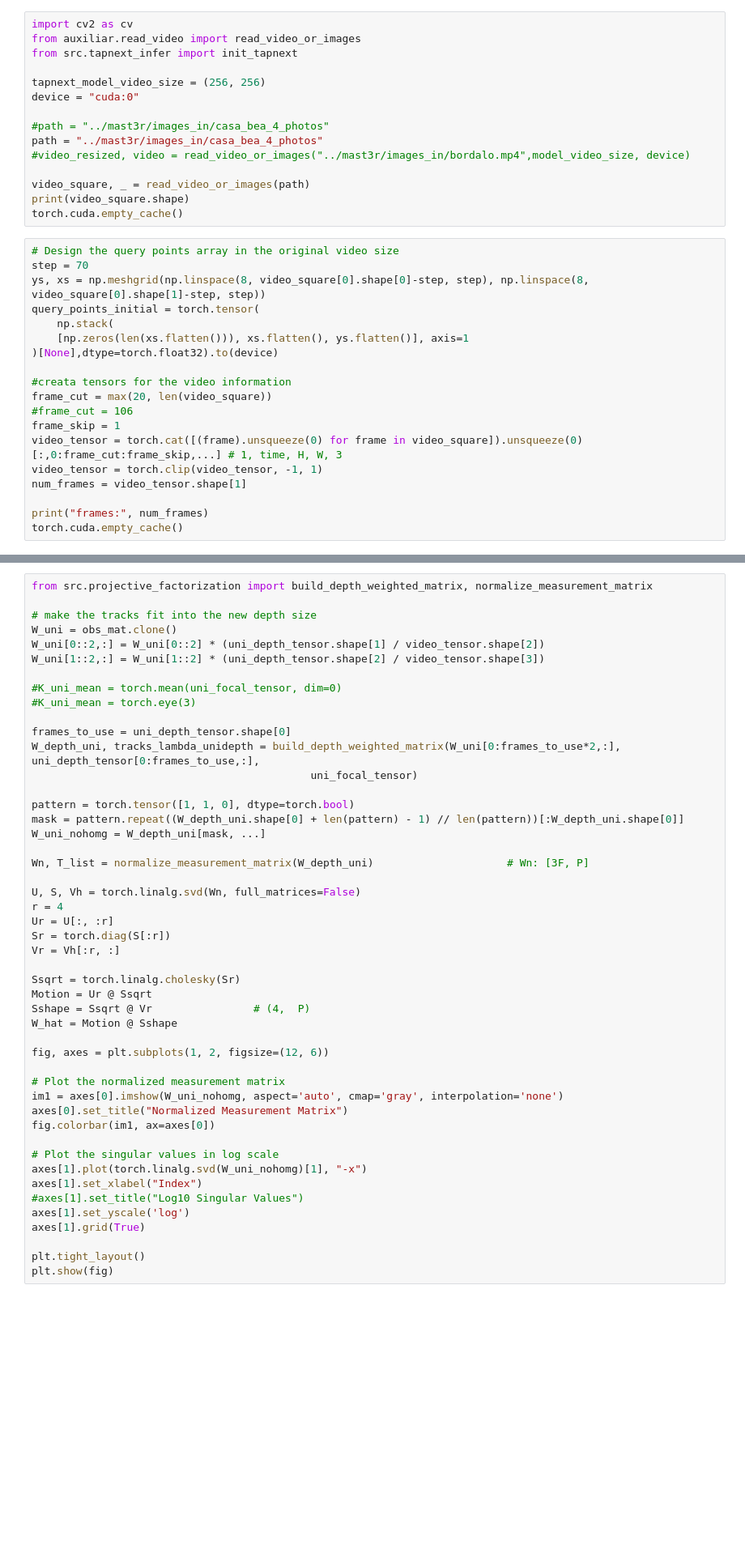
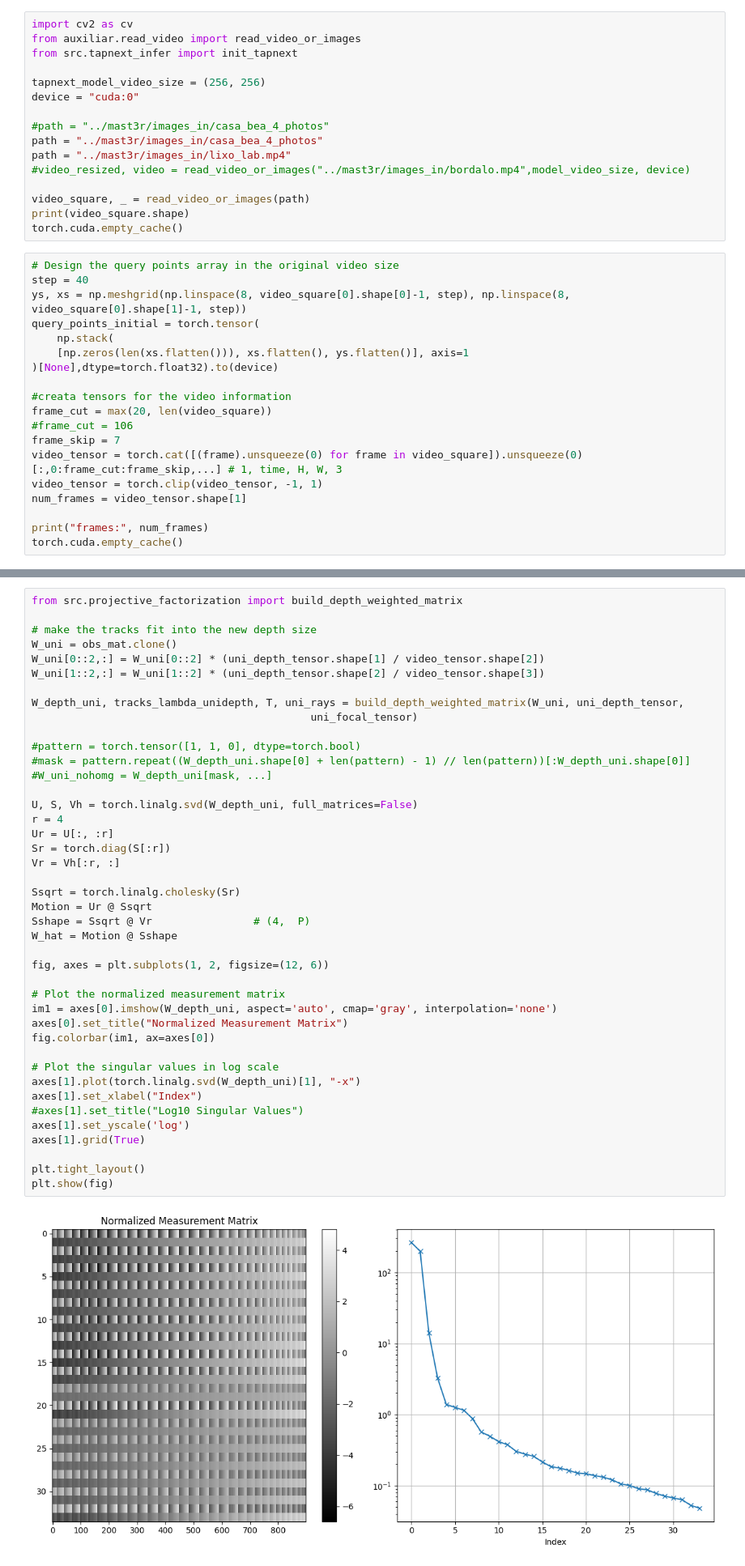
Before and after one commit to manel-ferreira-01/trackers, a Jupyter notebook: test.ipynb, the cells around one changed output, grey strips where cells are left out. Shown at 81% size. Drawn from its saved outputs; the diff is of its cells as text; blank space fills up the shorter version.

```diff
--- a/test.ipynb
+++ b/test.ipynb
@@ -26,6 +26,7 @@ device = "cuda:0"
 
 #path = "../mast3r/images_in/casa_bea_4_photos"
 path = "../mast3r/images_in/casa_bea_4_photos"
+path = "../mast3r/images_in/lixo_lab.mp4"
 #video_resized, video = read_video_or_images("../mast3r/images_in/bordalo.mp4",model_video_size, device)
 
 video_square, _ = read_video_or_images(path)
@@ -33,8 +34,8 @@ print(video_square.shape)
 torch.cuda.empty_cache()
 # %%
 # Design the query points array in the original video size
-step = 70
-ys, xs = np.meshgrid(np.linspace(8, video_square[0].shape[0]-step, step), np.linspace(8, video_square[0].shape[1]-step, step))
+step = 40
+ys, xs = np.meshgrid(np.linspace(8, video_square[0].shape[0]-1, step), np.linspace(8, video_square[0].shape[1]-1, step))
 query_points_initial = torch.tensor(
     np.stack(
     [np.zeros(len(xs.flatten())), xs.flatten(), ys.flatten()], axis=1
@@ -43,7 +44,7 @@ query_points_initial = torch.tensor(
 #creata tensors for the video information
 frame_cut = max(20, len(video_square))
 #frame_cut = 106
-frame_skip = 1
+frame_skip = 7
 video_tensor = torch.cat([(frame).unsqueeze(0) for frame in video_square]).unsqueeze(0)[:,0:frame_cut:frame_skip,...] # 1, time, H, W, 3
 video_tensor = torch.clip(video_tensor, -1, 1)
 num_frames = video_tensor.shape[1]
@@ -516,52 +505,48 @@ uni_conf_tensor = torch.stack(uni_conf).unsqueeze(-1).cpu().squeeze()  # (num_fr
 uni_focal_tensor = torch.stack(uni_focal).cpu().squeeze()  # (num_frames, 3, 3)
 torch.cuda.empty_cache()
 # %%
-from src.projective_factorization import build_depth_weighted_matrix, normalize_measurement_matrix
+from src.projective_factorization import build_depth_weighted_matrix
 
 # make the tracks fit into the new depth size
 W_uni = obs_mat.clone()
 W_uni[0::2,:] = W_uni[0::2] * (uni_depth_tensor.shape[1] / video_tensor.shape[2])
 W_uni[1::2,:] = W_uni[1::2] * (uni_depth_tensor.shape[2] / video_tensor.shape[3])
 
-#K_uni_mean = torch.mean(uni_focal_tensor, dim=0)
-#K_uni_mean = torch.eye(3)
-
-frames_to_use = uni_depth_tensor.shape[0]
-W_depth_uni, tracks_lambda_unidepth = build_depth_weighted_matrix(W_uni[0:frames_to_use*2,:], uni_depth_tensor[0:frames_to_use,:],
+W_depth_uni, tracks_lambda_unidepth, T, uni_rays = build_depth_weighted_matrix(W_uni, uni_depth_tensor,
                                             uni_focal_tensor)
 
-pattern = torch.tensor([1, 1, 0], dtype=torch.bool)
-mask = pattern.repeat((W_depth_uni.shape[0] + len(pattern) - 1) // len(pattern))[:W_depth_uni.shape[0]]
-W_uni_nohomg = W_depth_uni[mask, ...]
+#pattern = torch.tensor([1, 1, 0], dtype=torch.bool)
+#mask = pattern.repeat((W_depth_uni.shape[0] + len(pattern) - 1) // len(pattern))[:W_depth_uni.shape[0]]
+#W_uni_nohomg = W_depth_uni[mask, ...]
 
-Wn, T_list = normalize_measurement_matrix(W_depth_uni)                     # Wn: [3F, P]
-
-U, S, Vh = torch.linalg.svd(Wn, full_matrices=False)
+U, S, Vh = torch.linalg.svd(W_depth_uni, full_matrices=False)
 r = 4
 Ur = U[:, :r]
 Sr = torch.diag(S[:r])
 Vr = Vh[:r, :]
 
 Ssqrt = torch.linalg.cholesky(Sr)
 Motion = Ur @ Ssqrt
 Sshape = Ssqrt @ Vr                # (4,  P)
 W_hat = Motion @ Sshape
 
 fig, axes = plt.subplots(1, 2, figsize=(12, 6))
 
 # Plot the normalized measurement matrix
-im1 = axes[0].imshow(W_uni_nohomg, aspect='auto', cmap='gray', interpolation='none')
+im1 = axes[0].imshow(W_depth_uni, aspect='auto', cmap='gray', interpolation='none')
 axes[0].set_title("Normalized Measurement Matrix")
 fig.colorbar(im1, ax=axes[0])
 
 # Plot the singular values in log scale
-axes[1].plot(torch.linalg.svd(W_uni_nohomg)[1], "-x")
+axes[1].plot(torch.linalg.svd(W_depth_uni)[1], "-x")
 axes[1].set_xlabel("Index")
 #axes[1].set_title("Log10 Singular Values")
 axes[1].set_yscale('log')
 axes[1].grid(True)
 
 plt.tight_layout()
 plt.show(fig)
+# %% [output]
+[figure, added]
 # %%
 from auxiliar.depth_tensor_viz import k3d_3d_plot
```
Also changed, not shown: parts of 13 cells of this notebook, 2 other files.
